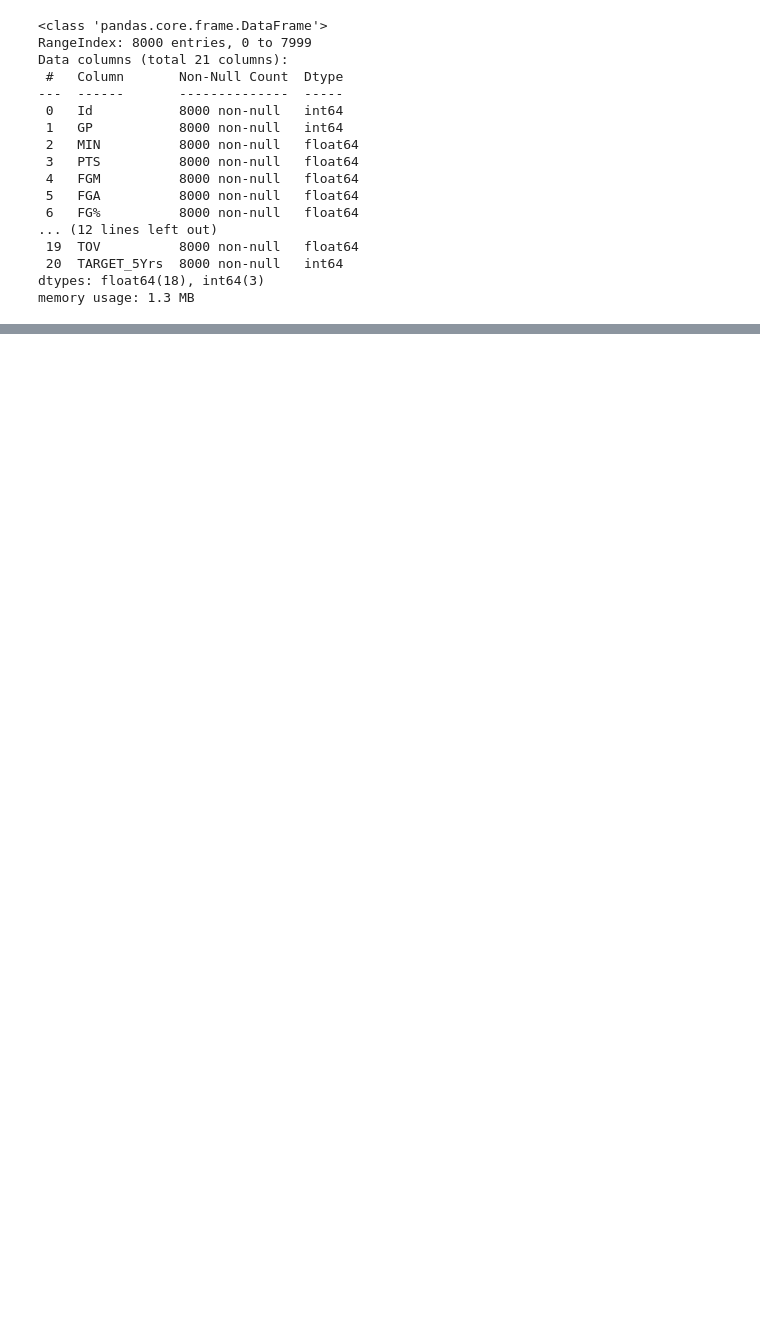
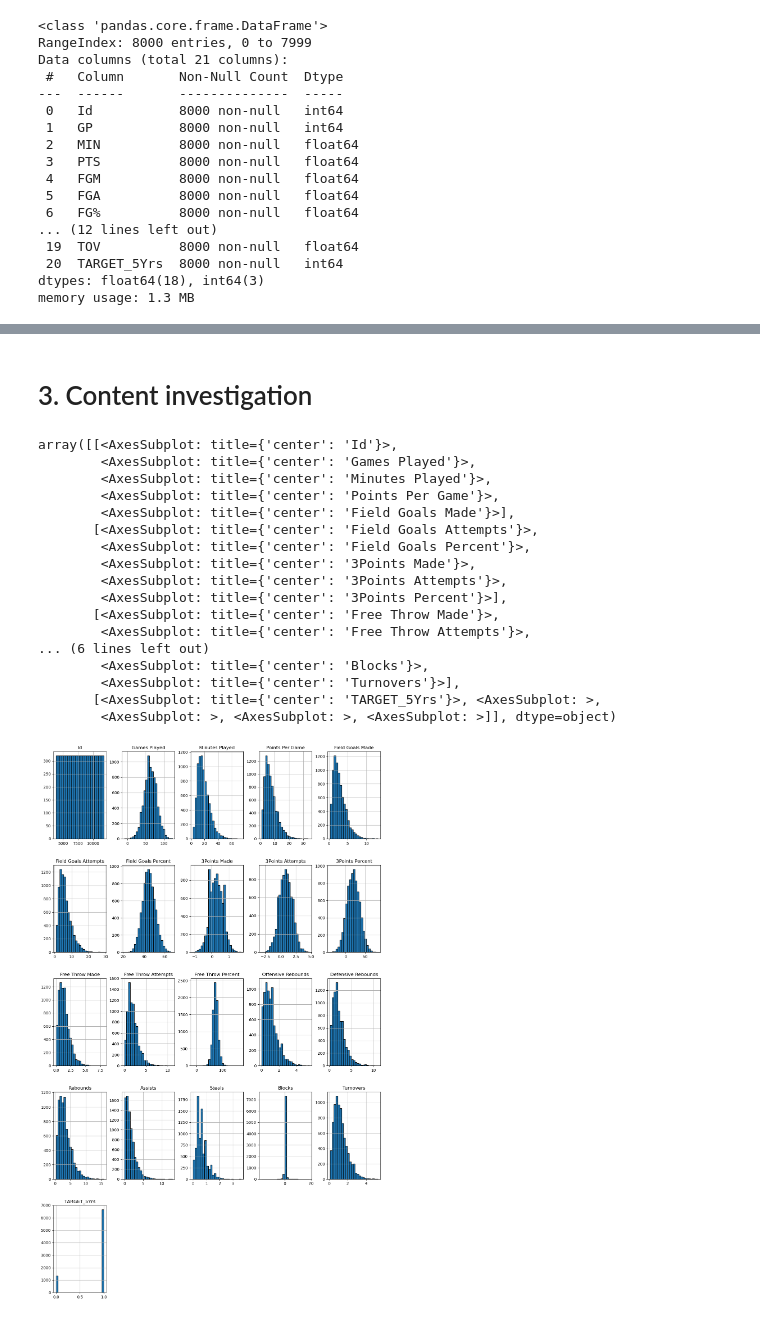
Before and after one commit to aprilgum/adv-dsi-2022-at1-grp4, a Jupyter notebook: nba-career-prediction/notebooks/nommesen_april-week1-EDA.ipynb, the cells around one changed output, grey strips where cells are left out. Saved outputs shown, nothing was run; the diff lists cells and outputs as text; code cells hidden in the pictures; blank space fills up the shorter version.

```diff
--- a/nba-career-prediction/notebooks/nommesen_april-week1-EDA.ipynb
+++ b/nba-career-prediction/notebooks/nommesen_april-week1-EDA.ipynb
@@ -142,0 +252,25 @@ memory usage: 2.6 MB
+# %% [markdown]
+# 3. Content investigation
+# %%
+# Plots the histogram for each numerical feature in a separate subplot
+df_main.hist(bins=25, figsize=(15, 25), layout=(-1, 5), edgecolor="black")
+# plt.tight_layout();
+# %% [output]
+array([[<AxesSubplot: title={'center': 'Id'}>,
+        <AxesSubplot: title={'center': 'Games Played'}>,
+        <AxesSubplot: title={'center': 'Minutes Played'}>,
+        <AxesSubplot: title={'center': 'Points Per Game'}>,
+        <AxesSubplot: title={'center': 'Field Goals Made'}>],
+       [<AxesSubplot: title={'center': 'Field Goals Attempts'}>,
+        <AxesSubplot: title={'center': 'Field Goals Percent'}>,
+        <AxesSubplot: title={'center': '3Points Made'}>,
+        <AxesSubplot: title={'center': '3Points Attempts'}>,
+        <AxesSubplot: title={'center': '3Points Percent'}>],
+       [<AxesSubplot: title={'center': 'Free Throw Made'}>,
+        <AxesSubplot: title={'center': 'Free Throw Attempts'}>,
+... (6 lines left out)
+        <AxesSubplot: title={'center': 'Blocks'}>,
+        <AxesSubplot: title={'center': 'Turnovers'}>],
+       [<AxesSubplot: title={'center': 'TARGET_5Yrs'}>, <AxesSubplot: >,
+        <AxesSubplot: >, <AxesSubplot: >, <AxesSubplot: >]], dtype=object)
+[figure, added]
```
Also changed, not shown: parts of 29 cells of this notebook.
